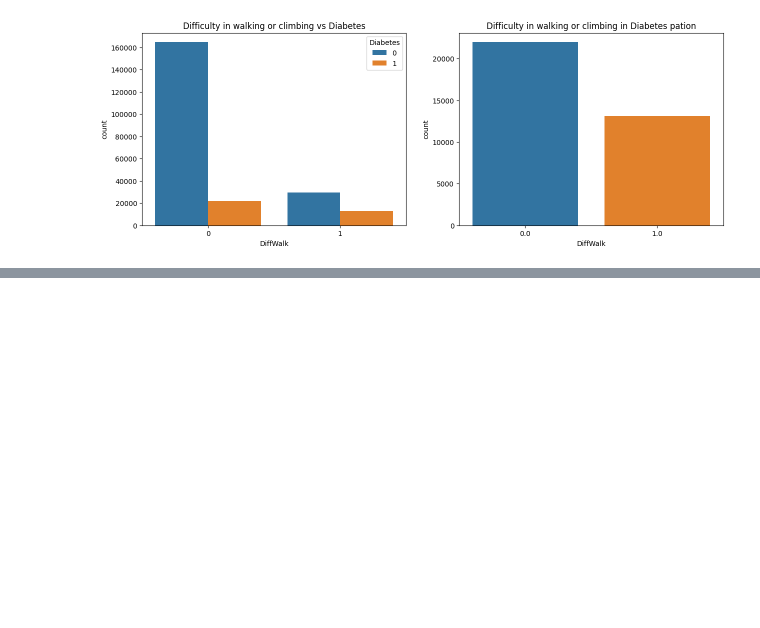
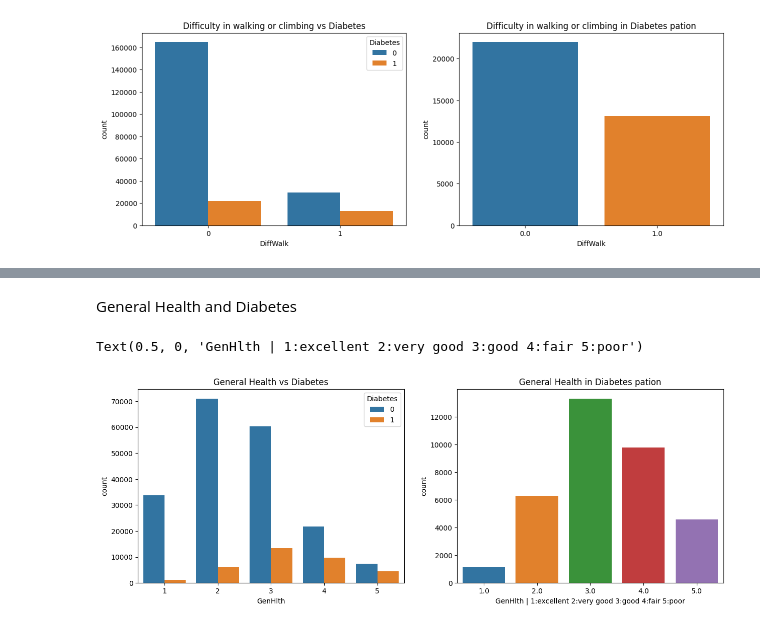
Before and after one commit to Payal2000/Diabetes_Prediction, a Jupyter notebook: Diabetes_Study.ipynb, the cells around one changed output, grey strips where cells are left out. Drawn from its saved outputs; the diff is of its cells as text; code cells hidden in the pictures; blank space fills up the shorter version.

```diff
--- a/Diabetes_Study.ipynb
+++ b/Diabetes_Study.ipynb
@@ -213,0 +234,23 @@ Text(0.5, 1.0, 'Difficulty in walking or climbing in Diabetes pation')
+# %% [markdown]
+General Health and Diabetes
+# %%
+# GenHlth and Diabetes
+fig,ax = plt.subplots(1,2,figsize=(15,5))
+# Create a figure with one row and two columns of subplots (side by side)
+# figsize sets the size of the figure
+
+# First subplot (ax[0])
+sns.countplot(x='GenHlth', data=df, hue='Diabetes', ax=ax[0]).set_title('General Health vs Diabetes')
+# Create a count plot for 'GenHlth' and 'Diabetes' using the entire DataFrame
+# Set the title of the first subplot
+
+# Second subplot (ax[1])
+sns.countplot(x='GenHlth', data=Diabetics, ax=ax[1]).set_title('General Health in Diabetes pation')
+# Create a count plot for 'GenHlth' among only diabetic patients
+# Set the title of the second subplot
+
+
+plt.xlabel('GenHlth | 1:excellent 2:very good 3:good 4:fair 5:poor')
+# %% [output]
+Text(0.5, 0, 'GenHlth | 1:excellent 2:very good 3:good 4:fair 5:poor')
+[figure, added]
```
Also changed, not shown: parts of 2 cells of this notebook.
